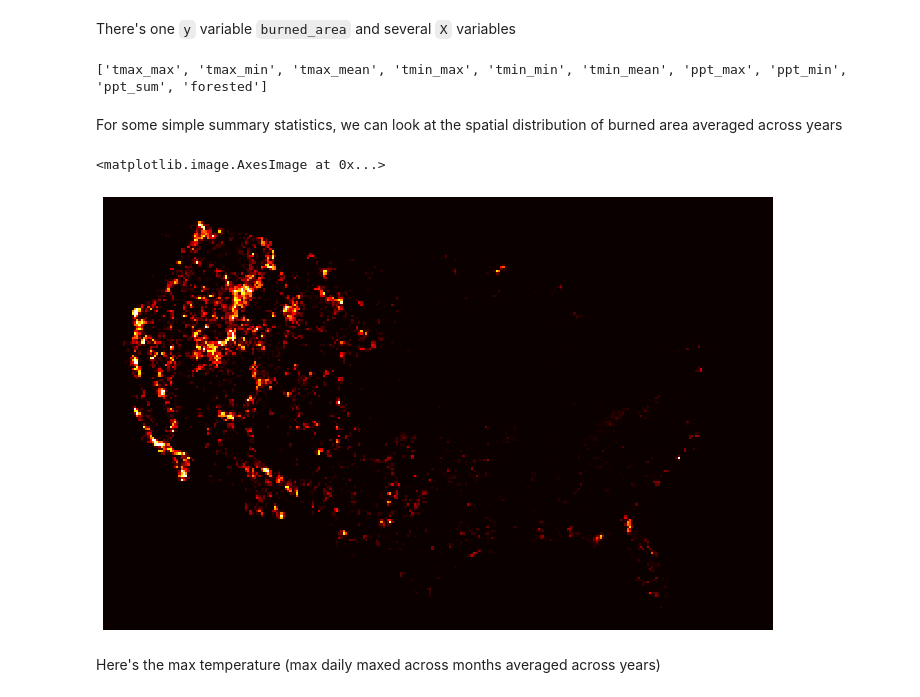
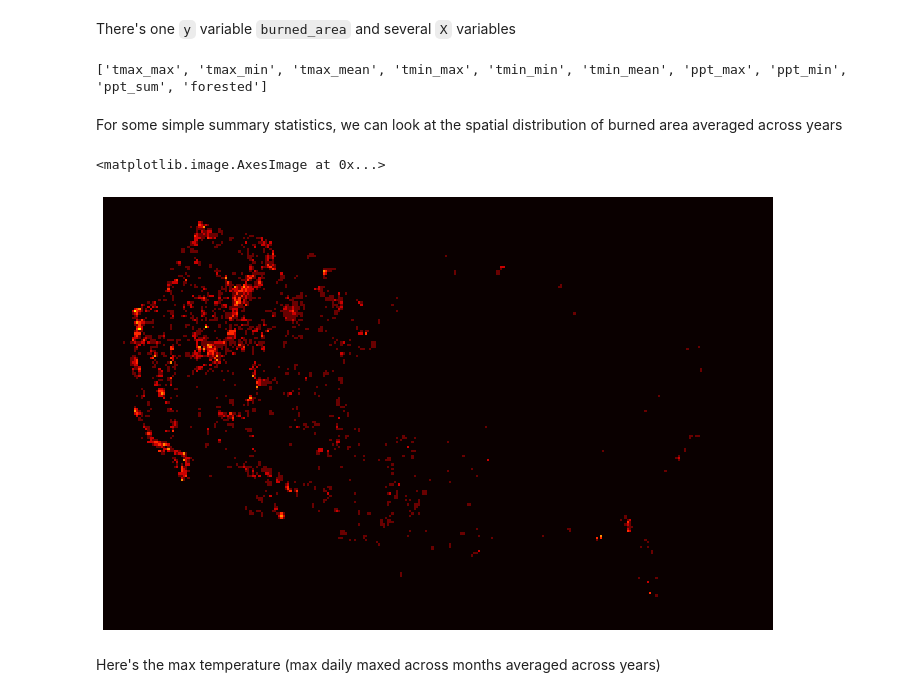
Before and after one commit to carbonplan/forest-risks, a Jupyter notebook: notebooks/fire/fire_model.ipynb, the cells around one changed output. Saved outputs shown, nothing was run; the diff lists cells and outputs as text; code cells hidden in the pictures.

Commit message:
working growth model

```diff
--- a/notebooks/fire/fire_model.ipynb
+++ b/notebooks/fire/fire_model.ipynb
@@ -27,21 +27,24 @@ warnings.simplefilter(action='ignore', category=RuntimeWarning)
 # %% [markdown]
 We've already munged the data into two dictionaries: X (with our regressors) and y (with our fire data). We're using the downsampled data for speed and simplicity. At higher resolutions, similar approaches should work, and additional techniques could possibly be included.
 # %%
-with open('16000m/training.pkl', 'rb') as f:
+with open('data/16000m/training.pkl', 'rb') as f:
     X, y, time, lat, lon = pickle.load(f)
 # %% [markdown]
 There's one `y` variable `burned_area` and several `X` variables
-# %%
-print(list(X.keys()))
-# %% [output]
-['tmax_max', 'tmax_min', 'tmax_mean', 'tmin_max', 'tmin_min', 'tmin_mean', 'ppt_max', 'ppt_min', 'ppt_sum', 'forested']
+# %%
+# add PDSI (annual mean or summer mean, but that might require a complex process model)
+# add CWD
+# add SPI (annual mean or summer mean)
+print(list(X.keys()))
+# %% [output]
+['tmax_max', 'tmax_min', 'tmax_mean', 'tmin_max', 'tmin_min', 'tmin_mean', 'ppt_max', 'ppt_min', 'ppt_sum', 'forested']
 # %% [markdown]
 For some simple summary statistics, we can look at the spatial distribution of burned area averaged across years
 # %%
-image(y['burned_area'].mean(axis=0), clim=(0, 0.02), cmap='hot', size=12)
+image((y['burned_area'] > 0.05).mean(axis=0), clim=(0, 0.2), cmap='hot', size=12)
 # %% [output]
 <matplotlib.image.AxesImage at 0x...>
-[figure, old version]
+[figure, new version]
 # %% [markdown]
 Here's the max temperature (max daily maxed across months averaged across years)
 # %%
```
Also changed, not shown: parts of 2 cells of this notebook, 17 other files.
